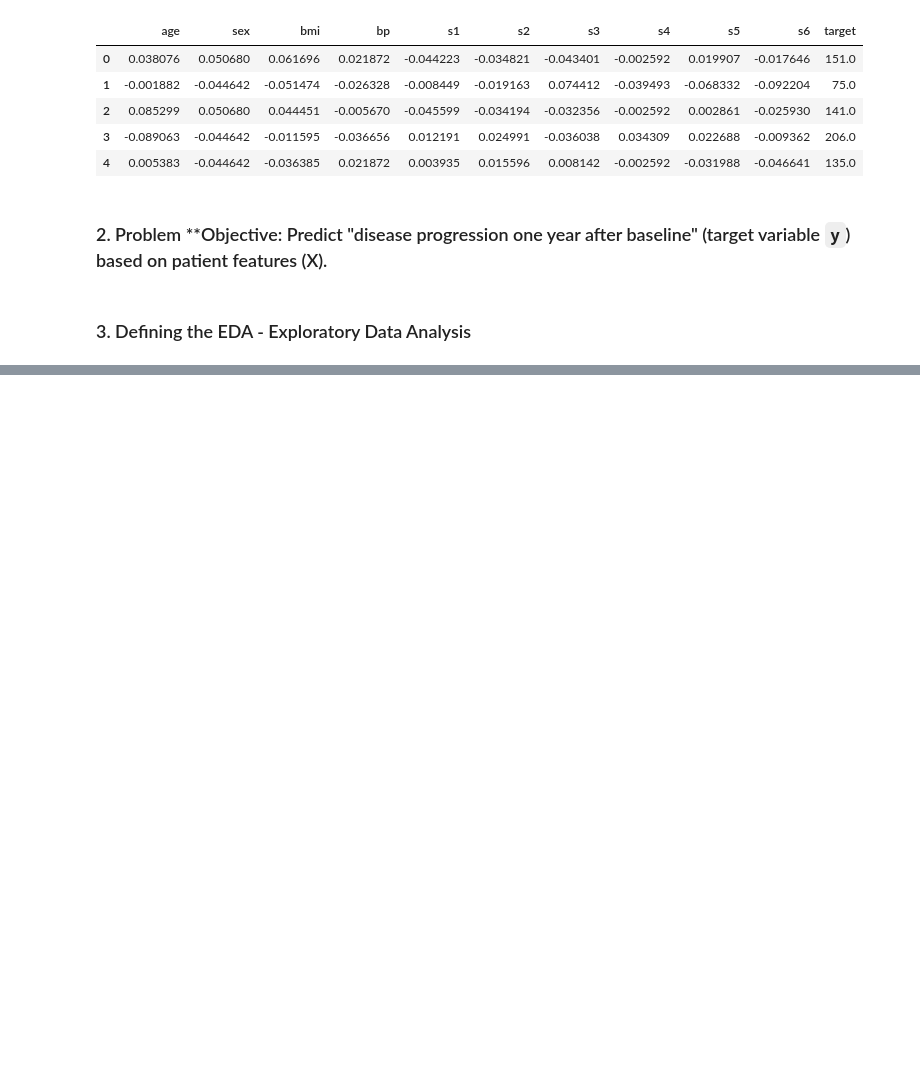
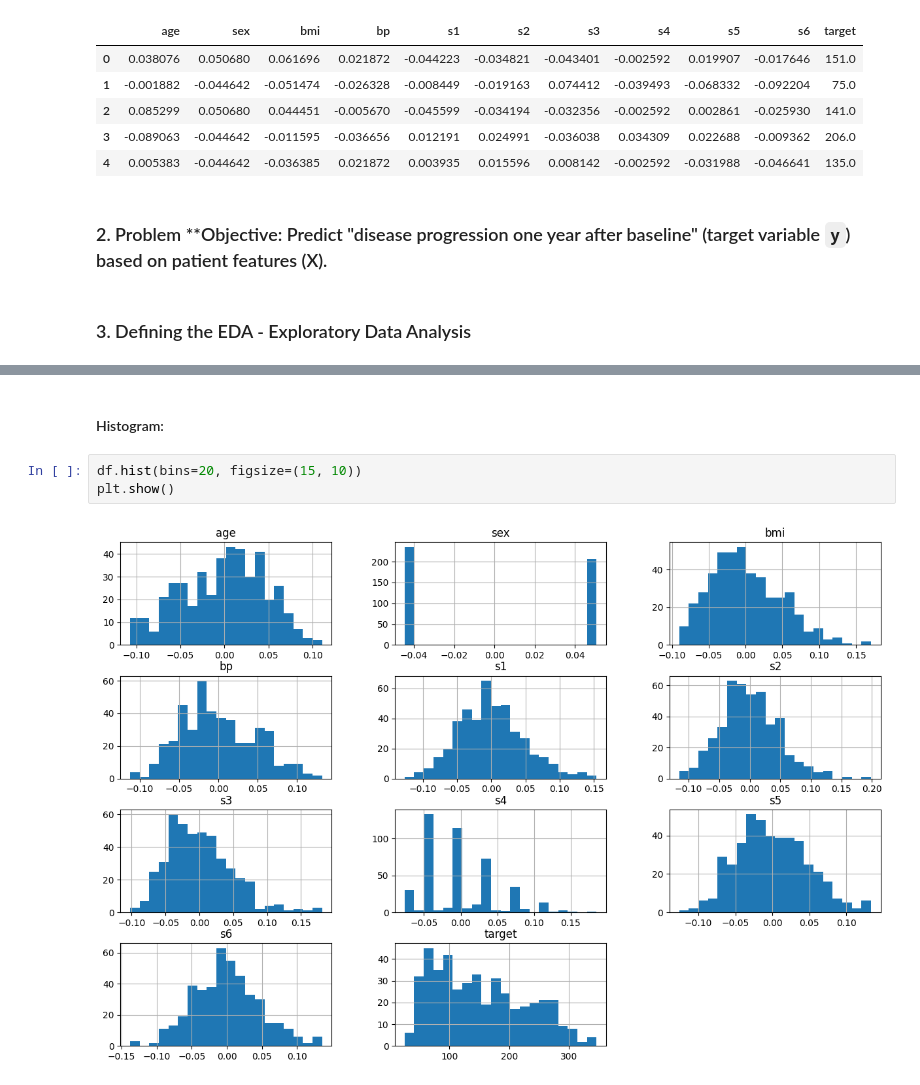
Before and after one commit to Reddy3001/Practical-Lab2-9013742, a Jupyter notebook: 9013742-lab-2.ipynb, the cells around one changed output, grey strips where cells are left out. Saved outputs shown, nothing was run; the diff lists cells and outputs as text; blank space fills up the shorter version.

```diff
--- a/9013742-lab-2.ipynb
+++ b/9013742-lab-2.ipynb
@@ -74,0 +91,7 @@ max    346.000000
+# %% [markdown]
+#### Histogram:
+# %%
+df.hist(bins=20, figsize=(15, 10))
+plt.show()
+# %% [output]
+[figure, added]
```
Also changed, not shown: parts of 2 cells of this notebook.
